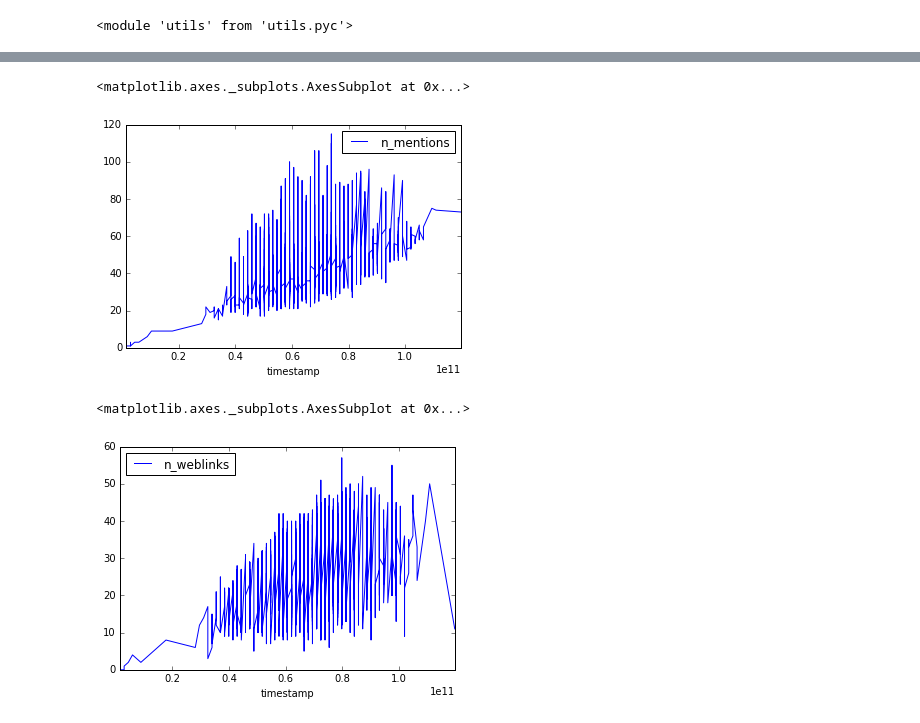
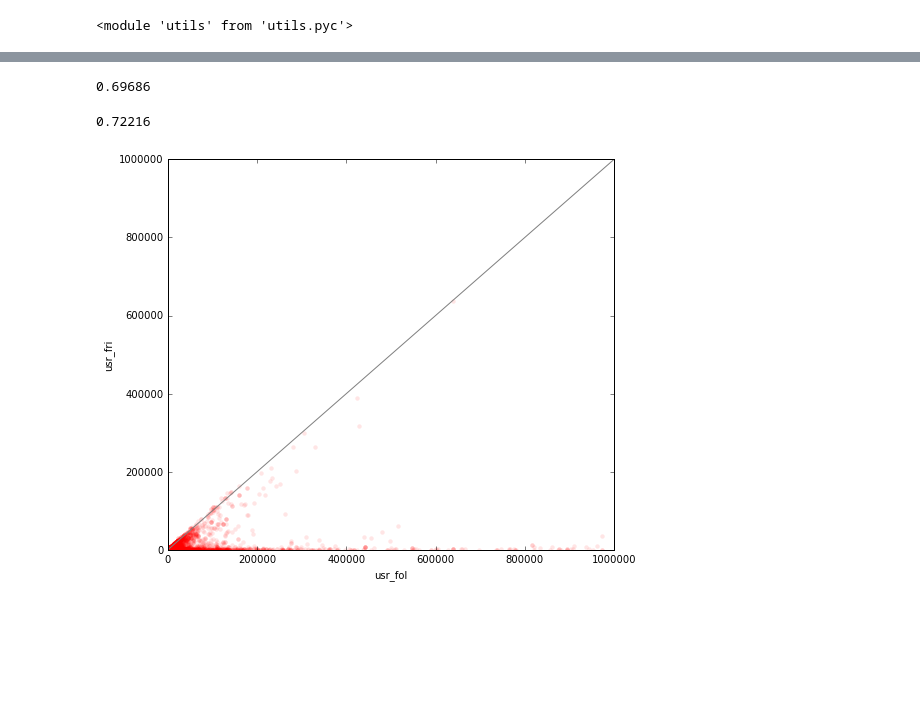
Before and after one commit to dgmiller/rattlesnake, a Jupyter notebook: final_project/election.ipynb, the cells around one changed output, grey strips where cells are left out. Cells and saved outputs as stored; diff of their text form; code cells hidden in the pictures; blank space fills up the shorter version.

```diff
--- a/final_project/election.ipynb
+++ b/final_project/election.ipynb
@@ -8,7 +9,8 @@ reload(ut)
 # %% [output]
 <module 'utils' from 'utils.pyc'>
 # %%
-djt = ut.load_candidate()
+djt = ut.load_candidate(1500000,1600000)
+hrc = ut.load_candidate(1500000,1600000)
 # %% [output]
         Options
 
@@ -101,10 +31,0 @@ ex.plot(x='timestamp',y='n_hashtags')
-# %%
-ex.plot(x='timestamp',y='n_mentions')
-# %% [output]
-<matplotlib.axes._subplots.AxesSubplot at 0x...>
-[figure, removed]
-# %%
-ex.plot(x='timestamp',y='n_weblinks')
-# %% [output]
-<matplotlib.axes._subplots.AxesSubplot at 0x...>
-[figure, removed]
@@ -110,0 +35,17 @@ ex.plot(x='timestamp',y='n_weblinks')
+# %%
+djt_df['RT'].mean()
+# %% [output]
+0.69686
+# %%
+hrc_df['RT'].mean()
+# %% [output]
+0.72216
+# %%
+djt_df.plot(kind='scatter',x='usr_fol',y='usr_fri',color='r',linewidth=0,alpha=.1,figsize=(8,7))
+x = np.linspace(-5,1000000,len(djt_df))
+plt.plot(x,x,color='grey')
+plt.ylim(-5,1000000)
+plt.xlim(-5,1000000)
+plt.show()
+# %% [output]
+[figure, added]
```
Also changed, not shown: parts of 11 cells of this notebook, 4 other files.
